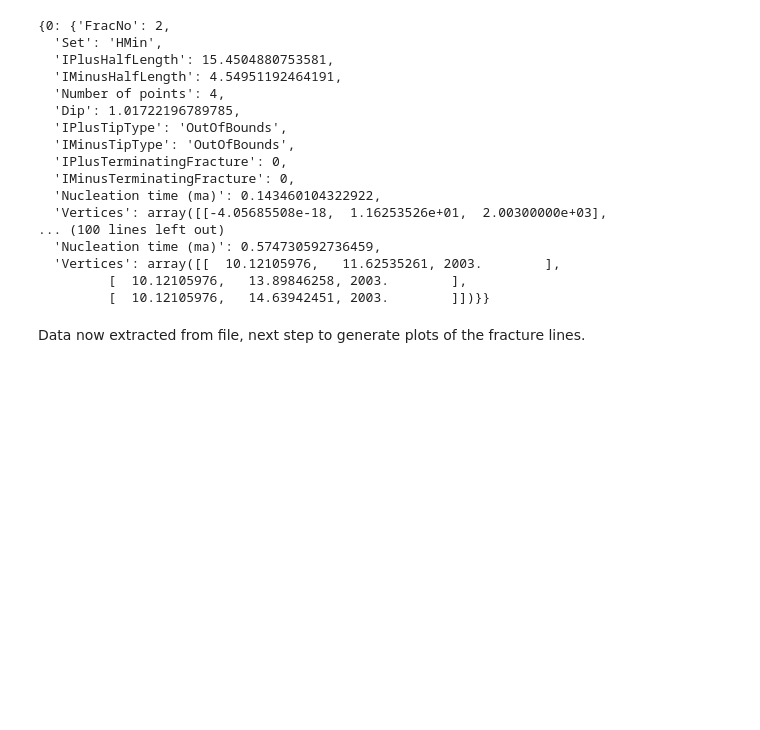
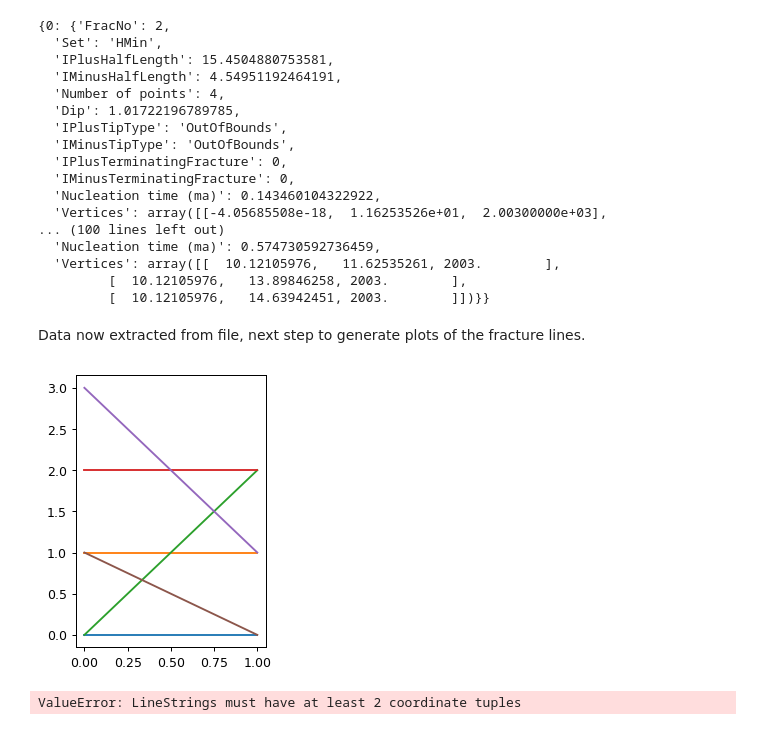
Before and after one commit to soldfield/geoseer, a Jupyter notebook: src/geoseer/dfngen_reader.ipynb, the cells around one changed output. Cells and saved outputs as stored; diff of their text form; code cells hidden in the pictures; blank space fills up the shorter version.

Commit message:
First plots of fracture network

```diff
--- a/src/geoseer/dfngen_reader.ipynb
+++ b/src/geoseer/dfngen_reader.ipynb
@@ -148,3 +148,26 @@ fracture_db
          [  10.12105976,   14.63942451, 2003.        ]])}}
 # %% [markdown]
 Data now extracted from file, next step to generate plots of the fracture lines.
+# %%
+import matplotlib.pyplot as plt
+from shapely.geometry import LineString
+
+
+fig = plt.figure(1, dpi=90)
+
+# 1: simple line
+ax = fig.add_subplot(121)
+line = LineString([(0, 0), (1, 1), (0, 2), (2, 2), (3, 1), (1, 0)])
+
+ax.plot(line.xy)
+
+plt.show()
+# %% [output]
+[figure, added]
+# %%
+
+for key in fracture_db.keys():
+    print(LineString(fracture_db[key]['Vertices'][0:1,:]))
+    #print(fracture_db[key]['Vertices'][0:1,:])
+# %% [output]
+ValueError: LineStrings must have at least 2 coordinate tuples
```
Also changed, not shown: parts of 2 cells of this notebook.
